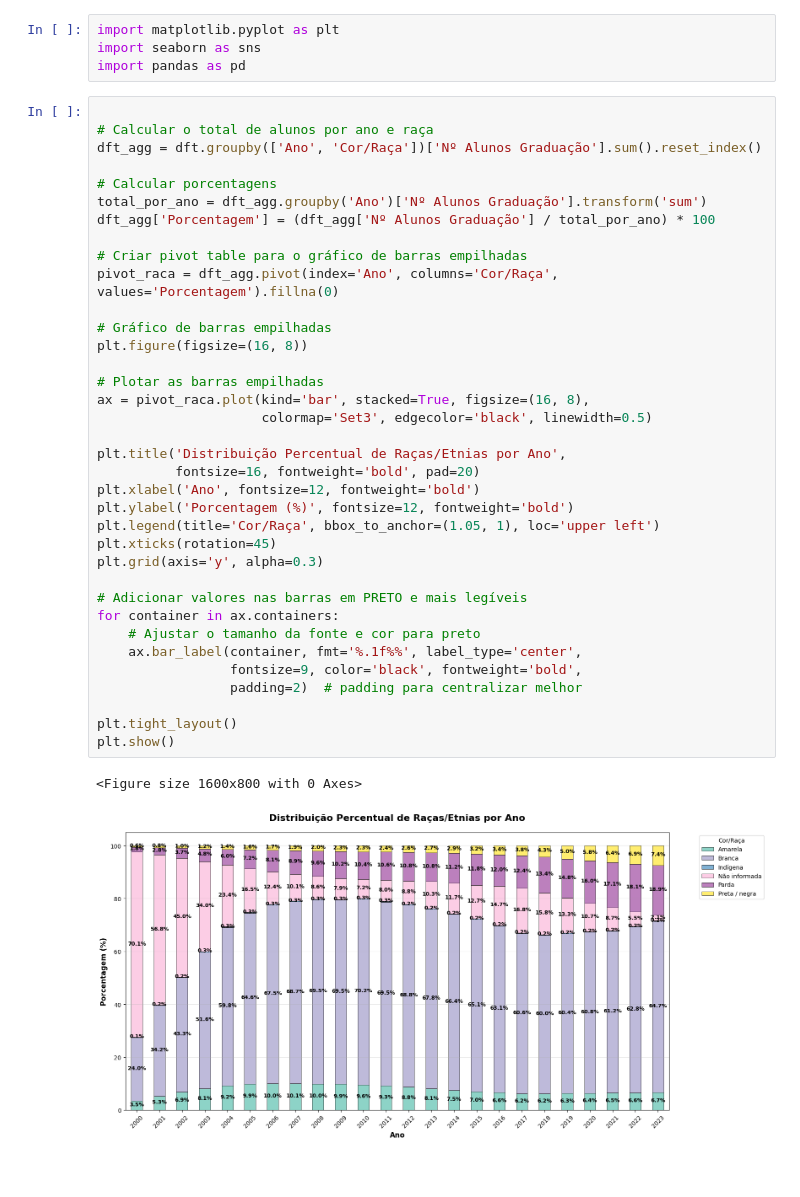
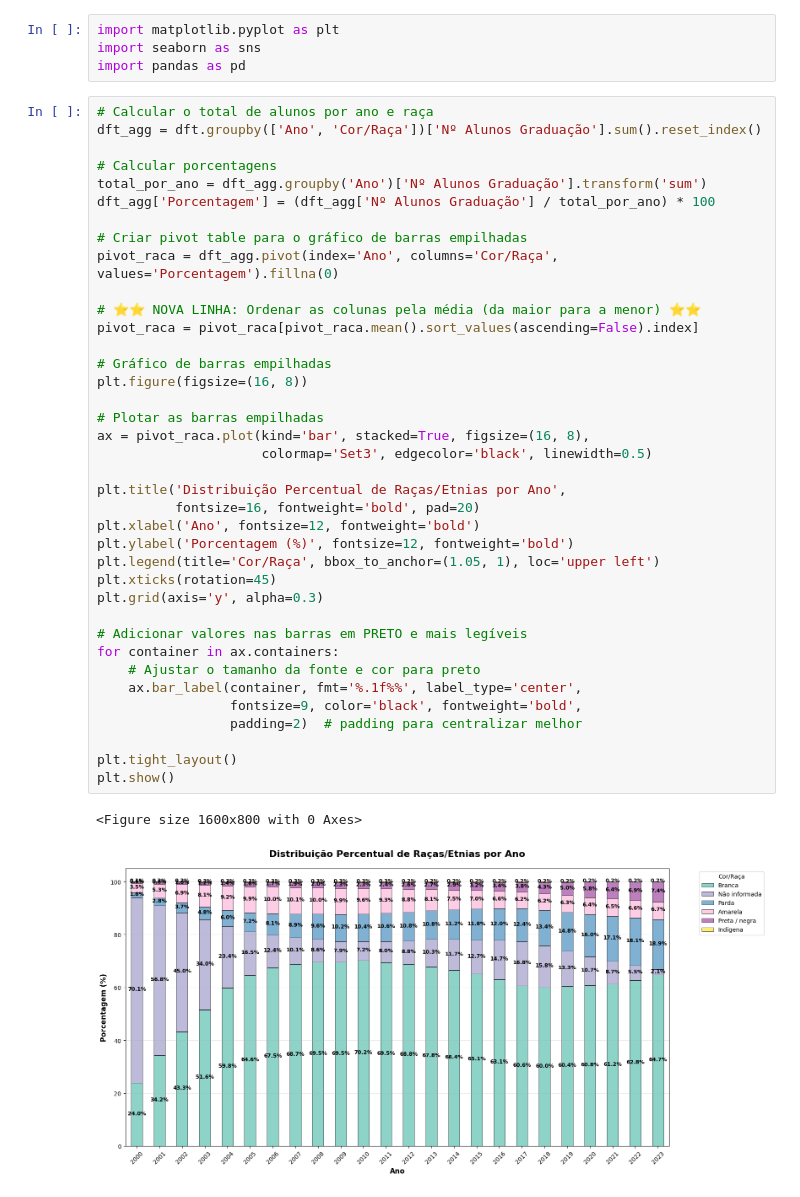
Before and after one commit to PrangeGabriel/alunos_usp, a Jupyter notebook: Alunos_usp_explorer.ipynb, the cells around one changed output. Drawn from its saved outputs; the diff is of its cells as text.

```diff
--- a/Alunos_usp_explorer.ipynb
+++ b/Alunos_usp_explorer.ipynb
@@ -316,7 +316,6 @@ import matplotlib.pyplot as plt
 import seaborn as sns
 import pandas as pd
 # %%
-
 # Calcular o total de alunos por ano e raça
 dft_agg = dft.groupby(['Ano', 'Cor/Raça'])['Nº Alunos Graduação'].sum().reset_index()
 
@@ -326,31 +325,34 @@ dft_agg['Porcentagem'] = (dft_agg['Nº Alunos Graduação'] / total_por_ano) * 1
 
 # Criar pivot table para o gráfico de barras empilhadas
 pivot_raca = dft_agg.pivot(index='Ano', columns='Cor/Raça', values='Porcentagem').fillna(0)
+
+# ⭐⭐ NOVA LINHA: Ordenar as colunas pela média (da maior para a menor) ⭐⭐
+pivot_raca = pivot_raca[pivot_raca.mean().sort_values(ascending=False).index]
 
 # Gráfico de barras empilhadas
 plt.figure(figsize=(16, 8))
 
 # Plotar as barras empilhadas
 ax = pivot_raca.plot(kind='bar', stacked=True, figsize=(16, 8),
                      colormap='Set3', edgecolor='black', linewidth=0.5)
 
 plt.title('Distribuição Percentual de Raças/Etnias por Ano',
           fontsize=16, fontweight='bold', pad=20)
 plt.xlabel('Ano', fontsize=12, fontweight='bold')
 plt.ylabel('Porcentagem (%)', fontsize=12, fontweight='bold')
 plt.legend(title='Cor/Raça', bbox_to_anchor=(1.05, 1), loc='upper left')
 plt.xticks(rotation=45)
 plt.grid(axis='y', alpha=0.3)
 
 # Adicionar valores nas barras em PRETO e mais legíveis
 for container in ax.containers:
     # Ajustar o tamanho da fonte e cor para preto
     ax.bar_label(container, fmt='%.1f%%', label_type='center',
                  fontsize=9, color='black', fontweight='bold',
                  padding=2)  # padding para centralizar melhor
 
 plt.tight_layout()
 plt.show()
 # %% [output]
 <Figure size 1600x800 with 0 Axes>
-[figure, old version]
+[figure, new version]
```
